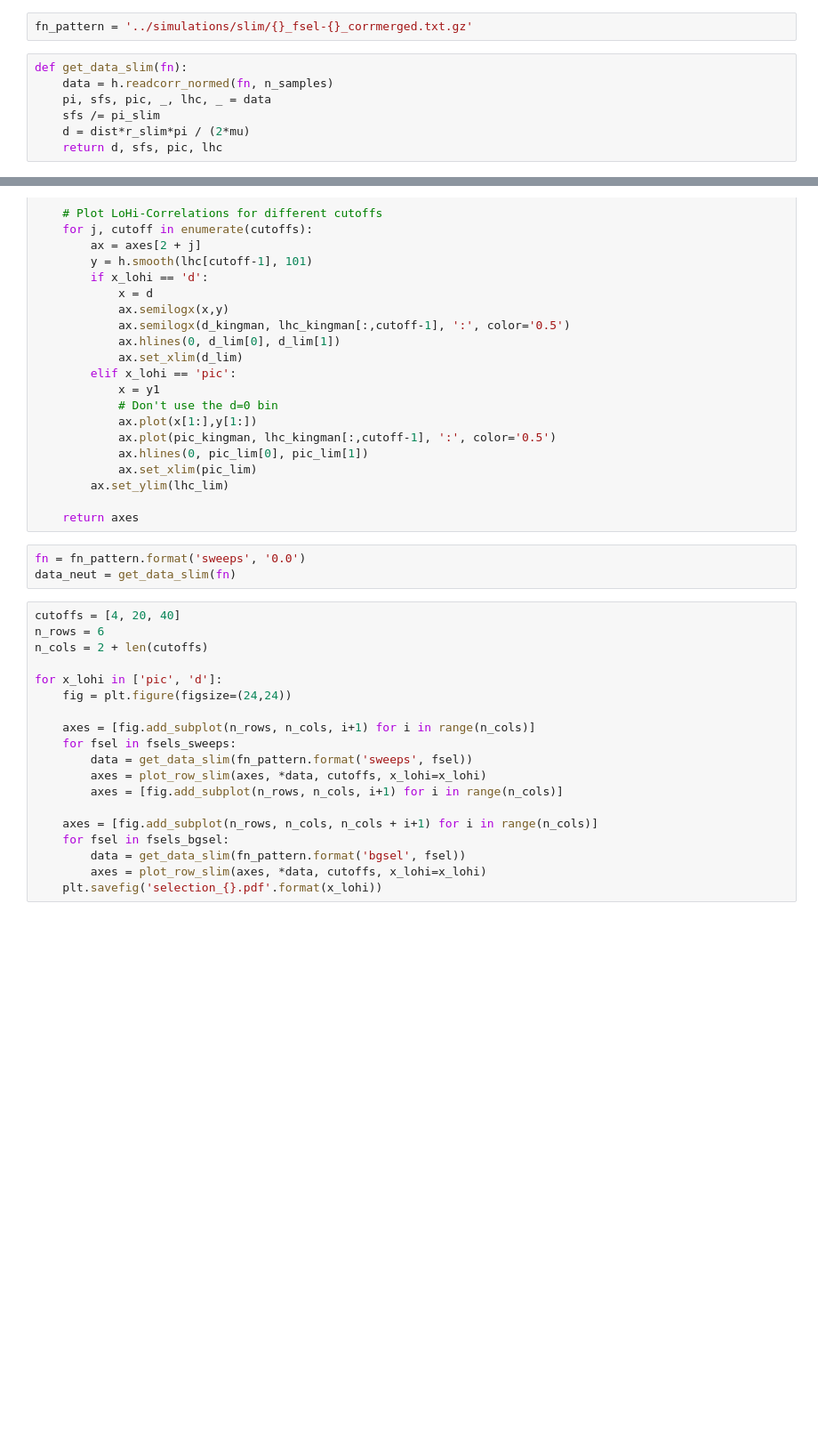
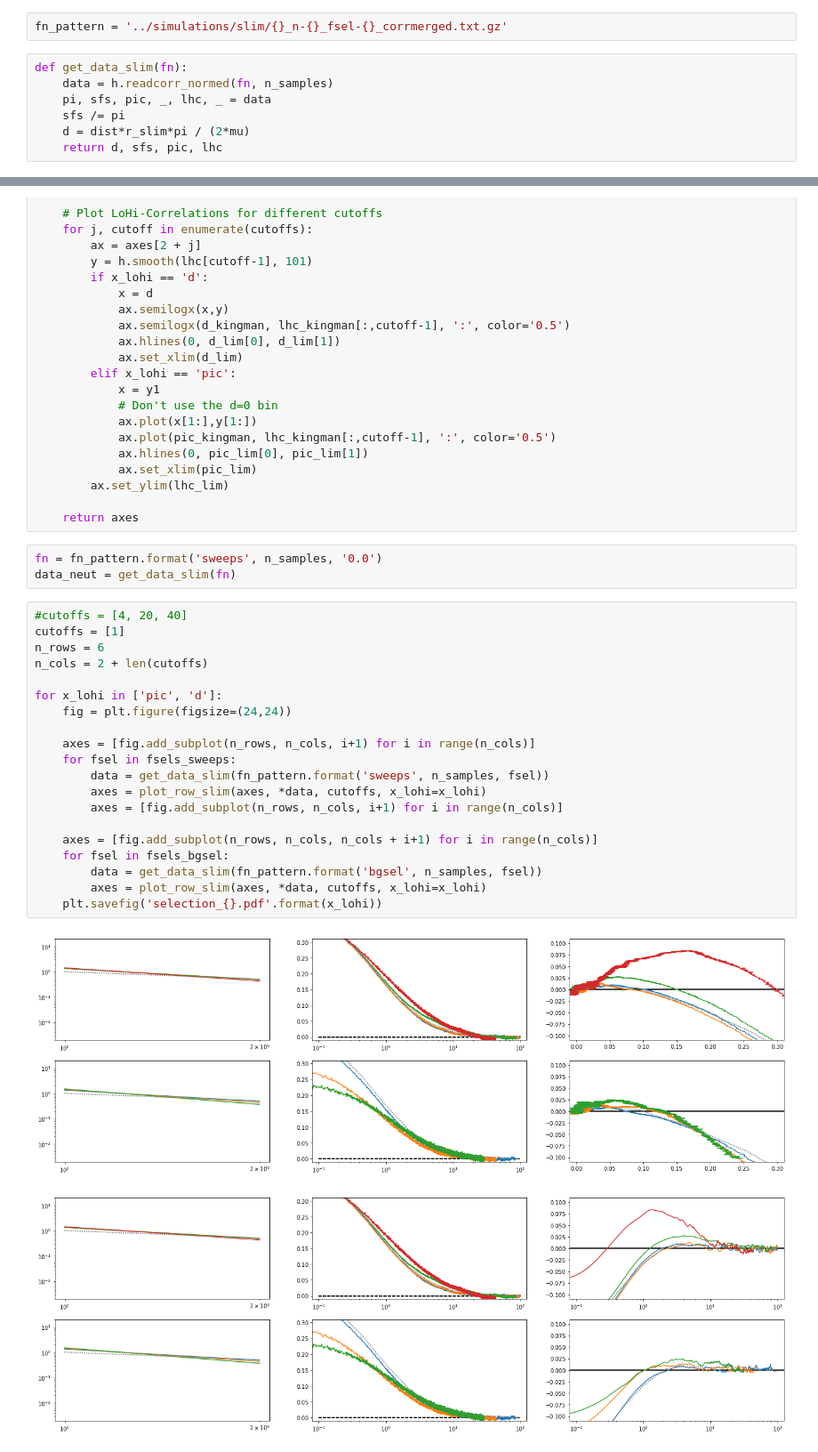
Before and after one commit to dp-rice/multiplemergers, a Jupyter notebook: notebooks/plot_all_correlations-n4.ipynb, the cells around one changed output, grey strips where cells are left out. Shown at 89% size. Drawn from its saved outputs; the diff is of its cells as text; blank space fills up the shorter version.

Commit message:
Plot sub-sampled simulations.

```diff
--- a/notebooks/plot_all_correlations-n4.ipynb
+++ b/notebooks/plot_all_correlations-n4.ipynb
@@ -166,12 +166,12 @@ dist = w*np.arange(lim + 1)
 fsels_sweeps = np.array([0.0, 1e-6, 1e-5, 1e-4, 1e-3])[:-1]
 fsels_bgsel = np.logspace(-2,0,3)
 # %%
-fn_pattern = '../simulations/slim/{}_fsel-{}_corrmerged.txt.gz'
+fn_pattern = '../simulations/slim/{}_n-{}_fsel-{}_corrmerged.txt.gz'
 # %%
 def get_data_slim(fn):
     data = h.readcorr_normed(fn, n_samples)
     pi, sfs, pic, _, lhc, _ = data
-    sfs /= pi_slim
+    sfs /= pi
     d = dist*r_slim*pi / (2*mu)
     return d, sfs, pic, lhc
 # %%
@@ -227,24 +227,28 @@ def plot_row_slim(axes, d, sfs, pic, lhc, cutoffs, n_samples=100, x_lohi='d'):
 
     return axes
 # %%
-fn = fn_pattern.format('sweeps', '0.0')
+fn = fn_pattern.format('sweeps', n_samples, '0.0')
 data_neut = get_data_slim(fn)
 # %%
-cutoffs = [4, 20, 40]
+#cutoffs = [4, 20, 40]
+cutoffs = [1]
 n_rows = 6
 n_cols = 2 + len(cutoffs)
 
 for x_lohi in ['pic', 'd']:
     fig = plt.figure(figsize=(24,24))
 
     axes = [fig.add_subplot(n_rows, n_cols, i+1) for i in range(n_cols)]
     for fsel in fsels_sweeps:
-        data = get_data_slim(fn_pattern.format('sweeps', fsel))
+        data = get_data_slim(fn_pattern.format('sweeps', n_samples, fsel))
         axes = plot_row_slim(axes, *data, cutoffs, x_lohi=x_lohi)
         axes = [fig.add_subplot(n_rows, n_cols, i+1) for i in range(n_cols)]
 
     axes = [fig.add_subplot(n_rows, n_cols, n_cols + i+1) for i in range(n_cols)]
     for fsel in fsels_bgsel:
-        data = get_data_slim(fn_pattern.format('bgsel', fsel))
+        data = get_data_slim(fn_pattern.format('bgsel', n_samples, fsel))
         axes = plot_row_slim(axes, *data, cutoffs, x_lohi=x_lohi)
     plt.savefig('selection_{}.pdf'.format(x_lohi))
+# %% [output]
+[figure, added]
+[figure, added]
```
Also changed, not shown: 1 other file.
